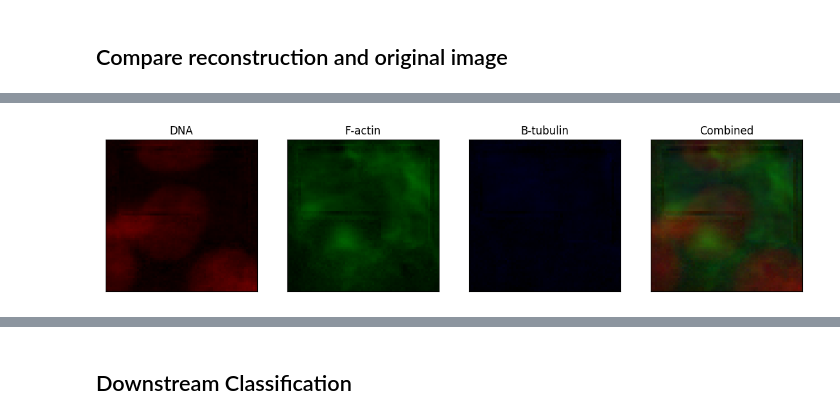
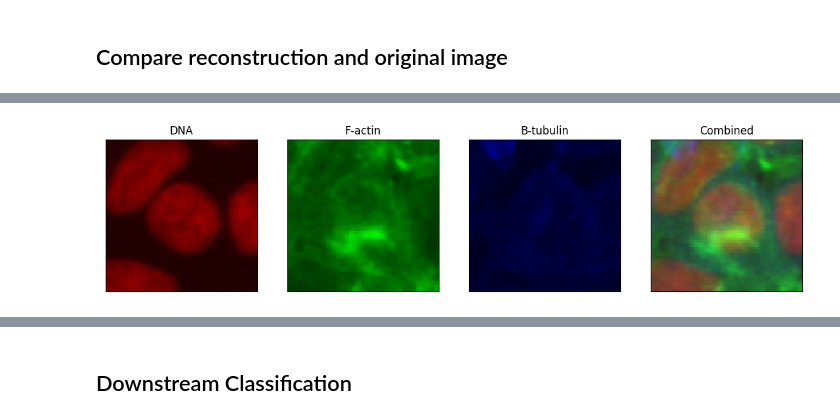
Before and after one commit to RasmusML/generative-models-for-phenotypic-profiling, a Jupyter notebook: playground.ipynb, the cells around one changed output, grey strips where cells are left out. Saved outputs shown, nothing was run; the diff lists cells and outputs as text; code cells hidden in the pictures.

```diff
--- a/playground.ipynb
+++ b/playground.ipynb
@@ -220,4 +225,4 @@ plot_image_channels(x, file='dump/images/images.png')
-# %%
-plot_image_channels(x_reconstruction, file='dump/images/images.png')
-# %% [output]
-[figure, removed]
+# %%
+plot_image_channels(img_saturate(x))
+# %% [output]
+[figure, added]
```
Also changed, not shown: parts of 16 cells of this notebook, 3 other files.
